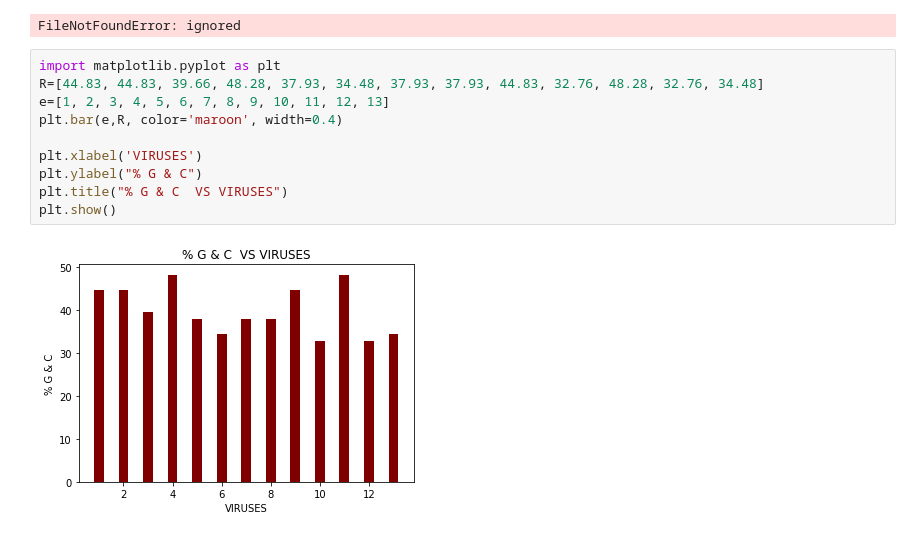
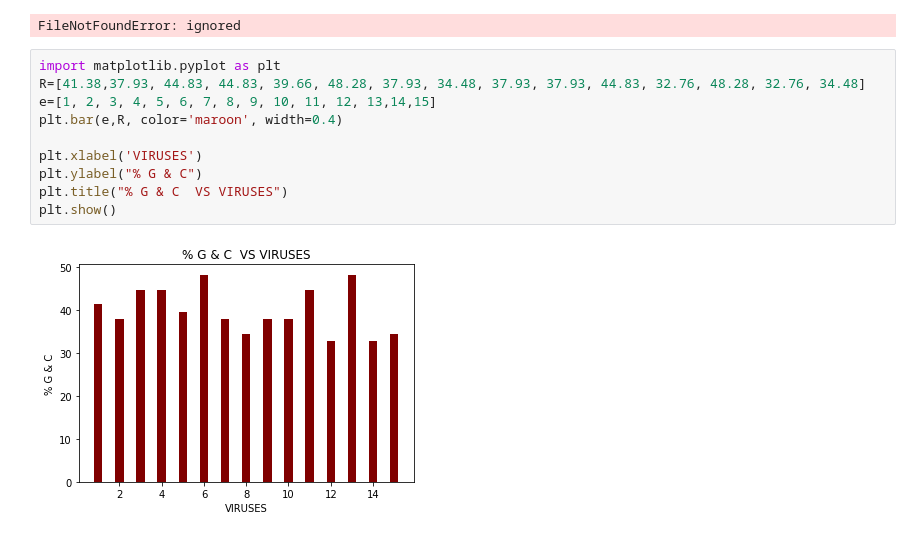
Before and after one commit to Sergio432/Bioinfo, a Jupyter notebook: SEQ.ipynb, the cells around one changed output. Cells and saved outputs as stored; diff of their text form.

```diff
--- a/SEQ.ipynb
+++ b/SEQ.ipynb
@@ -73,16 +73,16 @@ plt.show()
 FileNotFoundError: ignored
 # %%
 import matplotlib.pyplot as plt
-R=[44.83, 44.83, 39.66, 48.28, 37.93, 34.48, 37.93, 37.93, 44.83, 32.76, 48.28, 32.76, 34.48]
-e=[1, 2, 3, 4, 5, 6, 7, 8, 9, 10, 11, 12, 13]
+R=[41.38,37.93, 44.83, 44.83, 39.66, 48.28, 37.93, 34.48, 37.93, 37.93, 44.83, 32.76, 48.28, 32.76, 34.48]
+e=[1, 2, 3, 4, 5, 6, 7, 8, 9, 10, 11, 12, 13,14,15]
 plt.bar(e,R, color='maroon', width=0.4)
 
 plt.xlabel('VIRUSES')
 plt.ylabel("% G & C")
 plt.title("% G & C  VS VIRUSES")
 plt.show()
 # %% [output]
-[figure, old version]
+[figure, new version]
 # %%
 import matplotlib.pyplot as plt
 import pandas as pd
```
Also changed, not shown: parts of 1 cell of this notebook.
